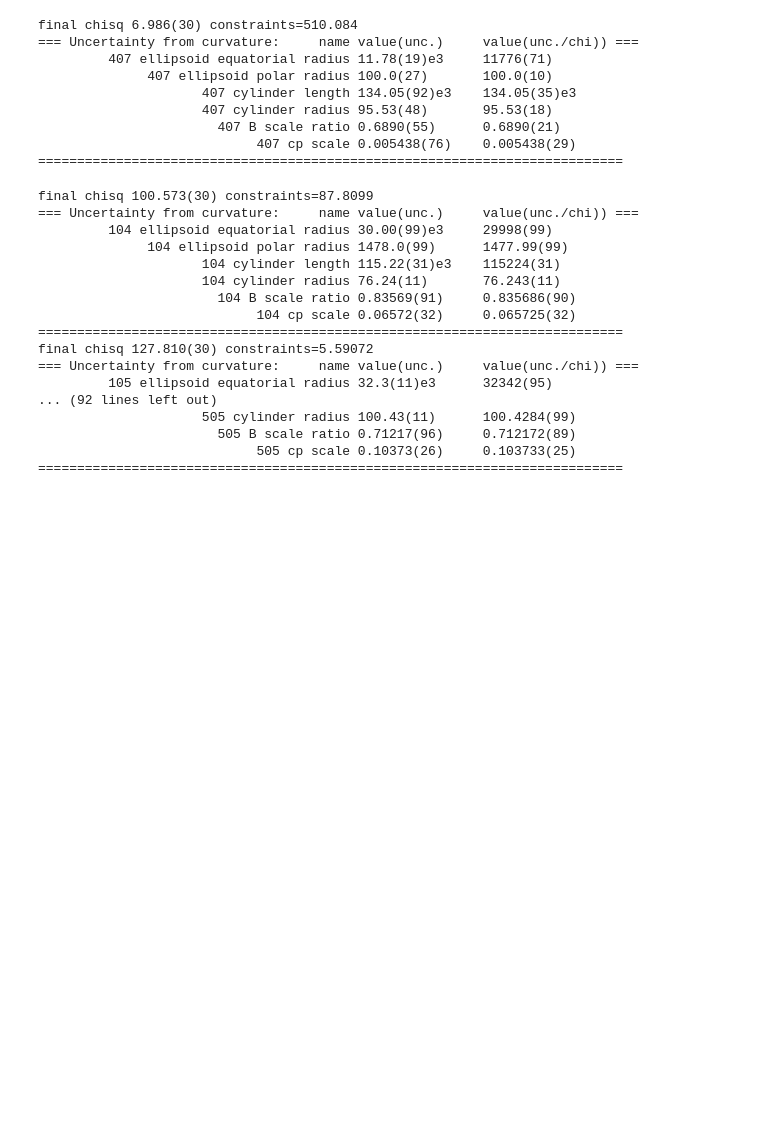
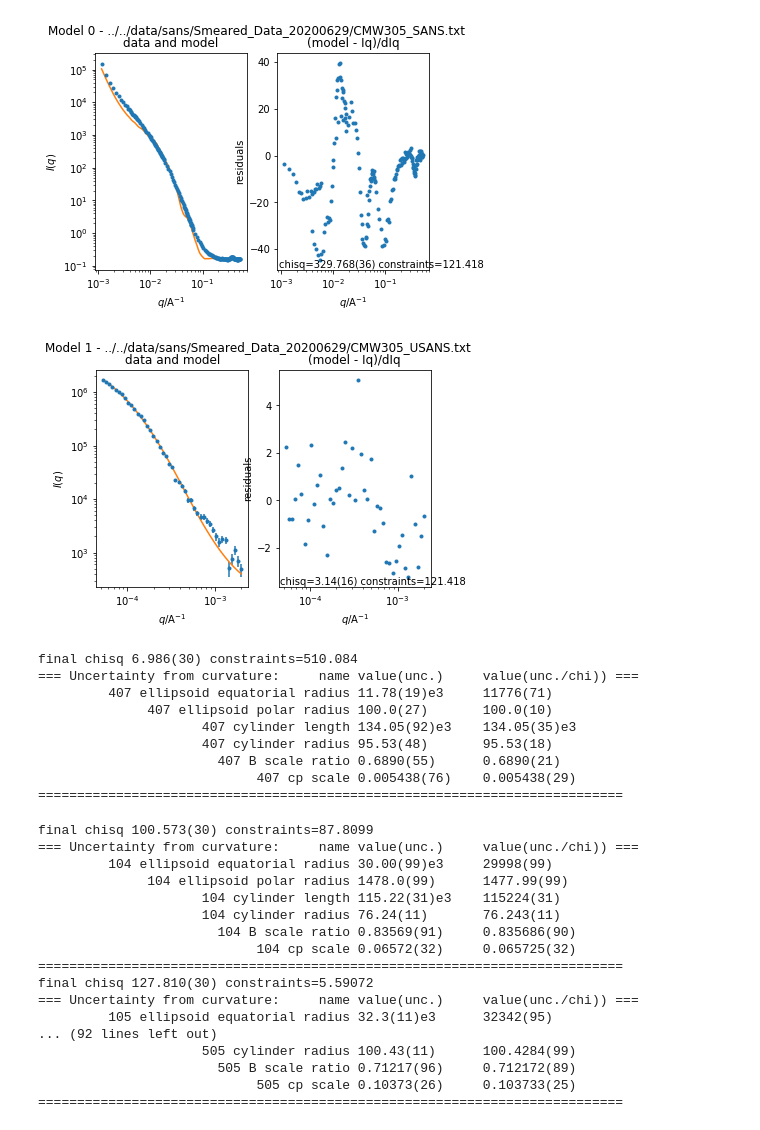
Before and after one commit to pozzo-research-group/c-wolf-blends-morphology, a Jupyter notebook: sans/Sample_Fitting/Fitting_PS_and_Ellipsoid_and_Cylinder.ipynb, the cells around one changed output. Drawn from its saved outputs; the diff is of its cells as text; code cells hidden in the pictures; blank space fills up the shorter version.

```diff
--- a/sans/Sample_Fitting/Fitting_PS_and_Ellipsoid_and_Cylinder.ipynb
+++ b/sans/Sample_Fitting/Fitting_PS_and_Ellipsoid_and_Cylinder.ipynb
@@ -292,0 +303,7 @@ KeyboardInterrupt:
+# %%
+key=305
+problem, result = all_problems[key]
+problem.plot()
+# %% [output]
+[figure, added]
+[figure, added]
```
Also changed, not shown: parts of 3 cells of this notebook, 5 other files.
